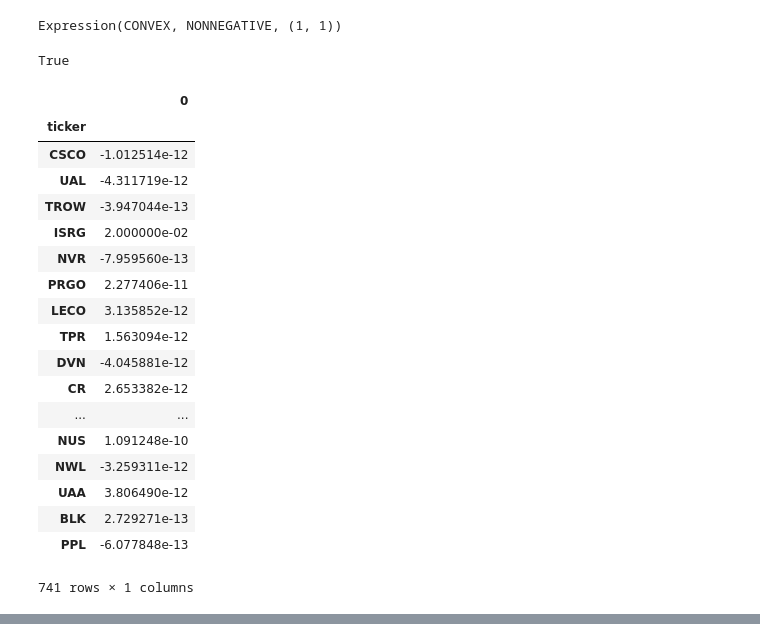
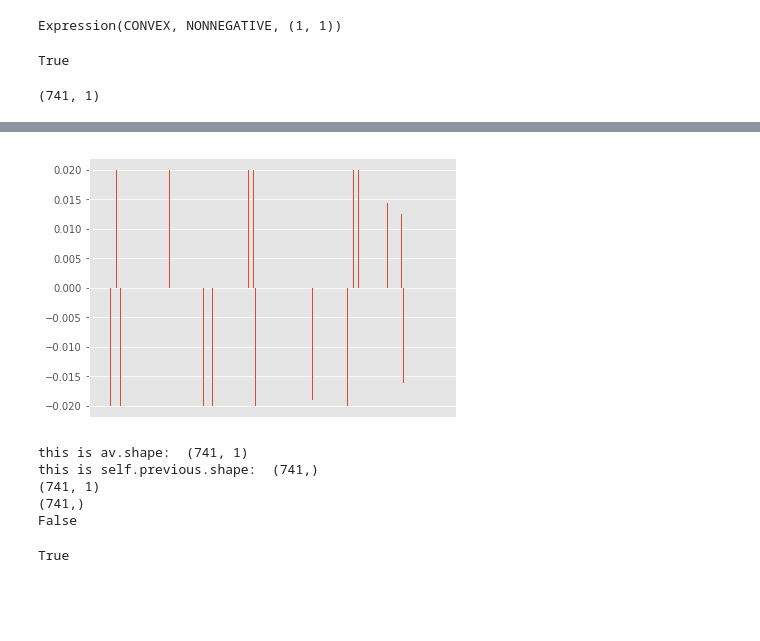
Before and after one commit to rwuebker/backtesting, a Jupyter notebook: optimal_holdings_tester.ipynb, the cells around one changed output, grey strips where cells are left out. Drawn from its saved outputs; the diff is of its cells as text; code cells hidden in the pictures; blank space fills up the shorter version.

```diff
--- a/optimal_holdings_tester.ipynb
+++ b/optimal_holdings_tester.ipynb
@@ -242,7 +242,7 @@ len(previous)
 # %% [output]
 741
 # %%
-oh = OptimalHoldings(risk_model, alpha_vector, previous)
+oh = OptimalHoldings(risk_model, alpha_vector, previous, lambda_reg=0.0)
 # %%
 oh._get_obj()
 oh.obj_func
@@ -260,26 +261,19 @@ risk_model.Q.shape
 oh.get_risk()
 # %% [output]
 Expression(CONVEX, NONNEGATIVE, (1, 1))
-# %%
-oh.find()
-# %% [output]
-True
-|  | 0 |
-| ticker |  |
-| CSCO | -1.012514e-12 |
-| UAL | -4.311719e-12 |
-| TROW | -3.947044e-13 |
-| ISRG | 2.000000e-02 |
-| NVR | -7.959560e-13 |
-| PRGO | 2.277406e-11 |
-| LECO | 3.135852e-12 |
-| TPR | 1.563094e-12 |
-| DVN | -4.045881e-12 |
-| CR | 2.653382e-12 |
-| ... | ... |
-| NUS | 1.091248e-10 |
-| NWL | -3.259311e-12 |
-| UAA | 3.806490e-12 |
-| BLK | 2.729271e-13 |
-| PPL | -6.077848e-13 |
-741 rows × 1 columns
+# %%
+result = oh.find()
+# %% [output]
+True
+# %%
+result.shape
+# %% [output]
+(741, 1)
+# %%
+(result).plot.bar(legend=False)
+x_axis = plt.axes().get_xaxis()
+x_axis.set_visible(False)
+plt.tight_layout()
+plt.style.use('ggplot')
+plt.rcParams['figure.figsize'] = (14, 8)
+# %% [output]
@@ -285,0 +282,14 @@ True
+[figure, added]
+# %%
+oh = OptimalHoldings(risk_model, alpha_vector, previous, lambda_reg=0.75)
+oh._get_obj()
+# %% [output]
+this is av.shape:  (741, 1)
+this is self.previous.shape:  (741,)
+(741, 1)
+(741,)
+False
+# %%
+result = oh.find()
+# %% [output]
+True
```
Also changed, not shown: parts of 6 cells of this notebook.
